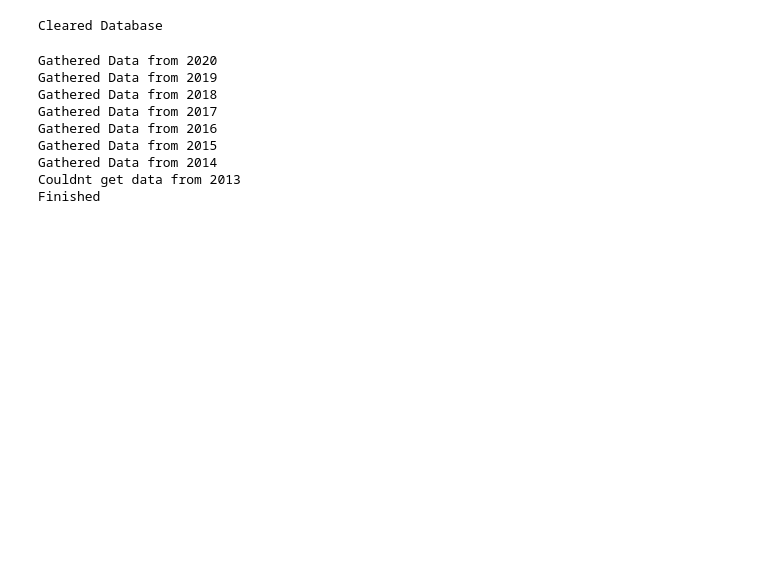
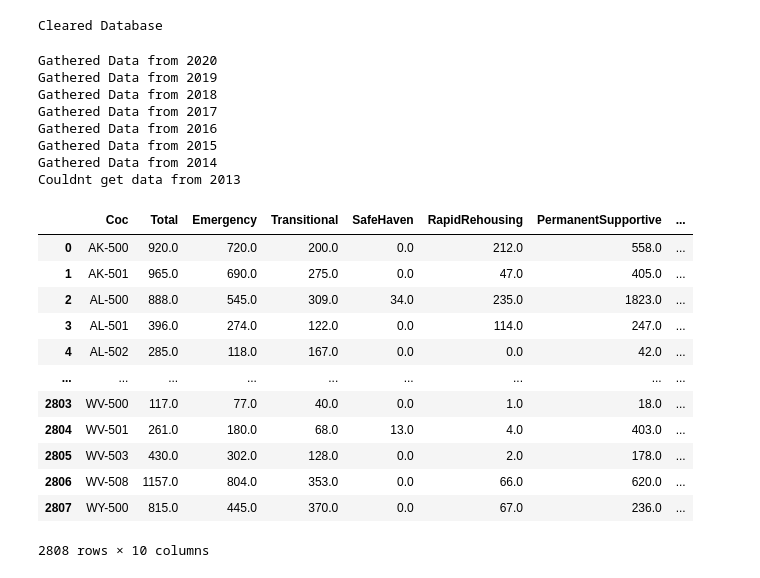
Before and after one commit to smsheehan/Class_Project, a Jupyter notebook: scripts/DatabaseCreation.ipynb, the cells around one changed output. Drawn from its saved outputs; the diff is of its cells as text; code cells hidden in the pictures; blank space fills up the shorter version.

```diff
--- a/scripts/DatabaseCreation.ipynb
+++ b/scripts/DatabaseCreation.ipynb
@@ -16,31 +21,43 @@ Cleared Database
 # %%
 # Create ShelterAvalibility dataframe and database
 for sheet in ["2020","2019","2018","2017","2016","2015","2014","2013"]:
     try:
         hic_df = pd.read_excel("../resources/2007-2020-HIC-Counts-by-CoC.xlsx",sheet,skiprows=[0],skipfooter=1)
 
         # Adjust Column
         hic_df.rename(columns = {'CoC Number' : 'Coc','Total Year-Round Beds (ES, TH, SH)' : 'Total','Total Year-Round Beds (ES)' : 'Emergency','Total Year-Round Beds (TH)' : 'Transitional','Total Year-Round Beds (SH)' : 'SafeHaven','Total Year-Round Beds (RRH)' : 'RapidRehousing','Total Year-Round Beds (PSH)' : 'PermanentSupportive','Total Year-Round Beds (OPH)' : 'PermanentOther'},inplace=True)
         hic_df = hic_df[["Coc", "Total", "Emergency", "Transitional", "SafeHaven", "RapidRehousing", "PermanentSupportive", "PermanentOther"]]
         hic_df["Year"] = sheet
         hic_df["CocYear"] = hic_df["Coc"] +" "+ hic_df["Year"]
 
         # Insert Into DB
         hic_df.to_sql("shelterAvalibility",con=conn,if_exists = 'append',index=False)
         print(f"Gathered Data from {sheet}")
     except Exception as E:
         print(f"Couldnt get data from {sheet}")
-print("Finished")
+pd.read_sql("SELECT * from ShelterAvalibility",con=conn)
 # %% [output]
 Gathered Data from 2020
 Gathered Data from 2019
 Gathered Data from 2018
 Gathered Data from 2017
 Gathered Data from 2016
 Gathered Data from 2015
 Gathered Data from 2014
 Couldnt get data from 2013
-Finished
+|  | Coc | Total | Emergency | Transitional | SafeHaven | RapidRehousing | PermanentSupportive | ... |
+| 0 | AK-500 | 920.0 | 720.0 | 200.0 | 0.0 | 212.0 | 558.0 | ... |
+| 1 | AK-501 | 965.0 | 690.0 | 275.0 | 0.0 | 47.0 | 405.0 | ... |
+| 2 | AL-500 | 888.0 | 545.0 | 309.0 | 34.0 | 235.0 | 1823.0 | ... |
+| 3 | AL-501 | 396.0 | 274.0 | 122.0 | 0.0 | 114.0 | 247.0 | ... |
+| 4 | AL-502 | 285.0 | 118.0 | 167.0 | 0.0 | 0.0 | 42.0 | ... |
+| ... | ... | ... | ... | ... | ... | ... | ... | ... |
+| 2803 | WV-500 | 117.0 | 77.0 | 40.0 | 0.0 | 1.0 | 18.0 | ... |
+| 2804 | WV-501 | 261.0 | 180.0 | 68.0 | 13.0 | 4.0 | 403.0 | ... |
+| 2805 | WV-503 | 430.0 | 302.0 | 128.0 | 0.0 | 2.0 | 178.0 | ... |
+| 2806 | WV-508 | 1157.0 | 804.0 | 353.0 | 0.0 | 66.0 | 620.0 | ... |
+| 2807 | WY-500 | 815.0 | 445.0 | 370.0 | 0.0 | 67.0 | 236.0 | ... |
+2808 rows × 10 columns
 # %%
 # Create PIT and coc dataframe and database
 for sheet in ["2020","2019","2018","2017","2016","2015","2014","2013"]:
```
Also changed, not shown: parts of 11 cells of this notebook.
